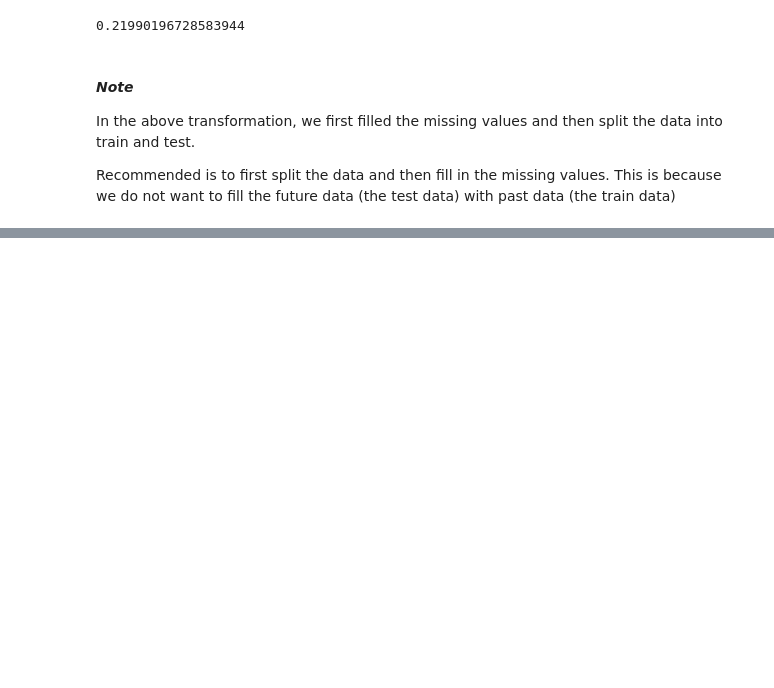
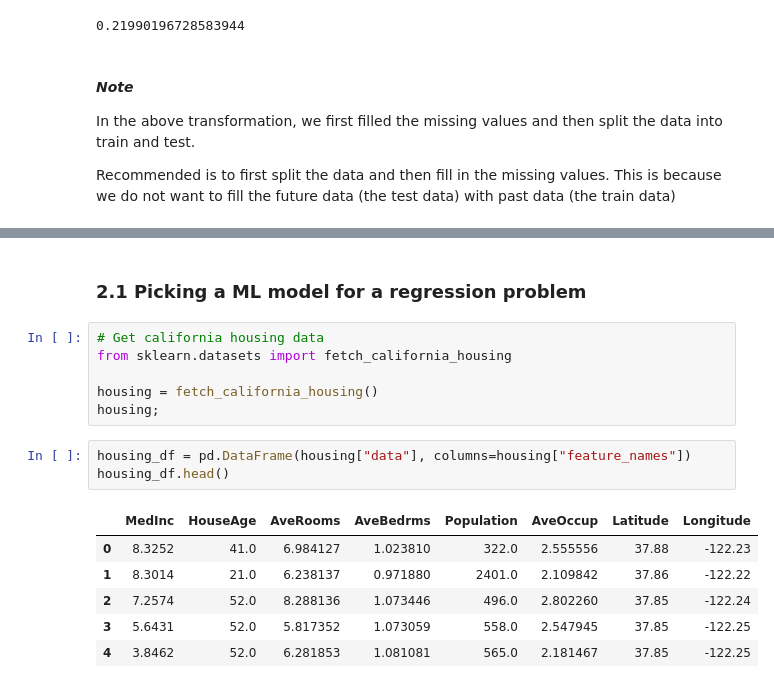
Before and after one commit to AliNisarAhmed/ml-ds-course, a Jupyter notebook: sample-project/introduction-to-new-scikit-learn.ipynb, the cells around one changed output, grey strips where cells are left out. Drawn from its saved outputs; the diff is of its cells as text; blank space fills up the shorter version.

```diff
--- a/sample-project/introduction-to-new-scikit-learn.ipynb
+++ b/sample-project/introduction-to-new-scikit-learn.ipynb
@@ -550,0 +563,18 @@ Recommended is to first split the data and then fill in the missing values. This
+# %% [markdown]
+### 2.1 Picking a ML model for a regression problem
+# %%
+# Get california housing data
+from sklearn.datasets import fetch_california_housing
+
+housing = fetch_california_housing()
+housing;
+# %%
+housing_df = pd.DataFrame(housing["data"], columns=housing["feature_names"])
+housing_df.head()
+# %% [output]
+|  | MedInc | HouseAge | AveRooms | AveBedrms | Population | AveOccup | Latitude | Longitude |
+| 0 | 8.3252 | 41.0 | 6.984127 | 1.023810 | 322.0 | 2.555556 | 37.88 | -122.23 |
+| 1 | 8.3014 | 21.0 | 6.238137 | 0.971880 | 2401.0 | 2.109842 | 37.86 | -122.22 |
+| 2 | 7.2574 | 52.0 | 8.288136 | 1.073446 | 496.0 | 2.802260 | 37.85 | -122.24 |
+| 3 | 5.6431 | 52.0 | 5.817352 | 1.073059 | 558.0 | 2.547945 | 37.85 | -122.25 |
+| 4 | 3.8462 | 52.0 | 6.281853 | 1.081081 | 565.0 | 2.181467 | 37.85 | -122.25 |
```
Also changed, not shown: parts of 5 cells of this notebook.
